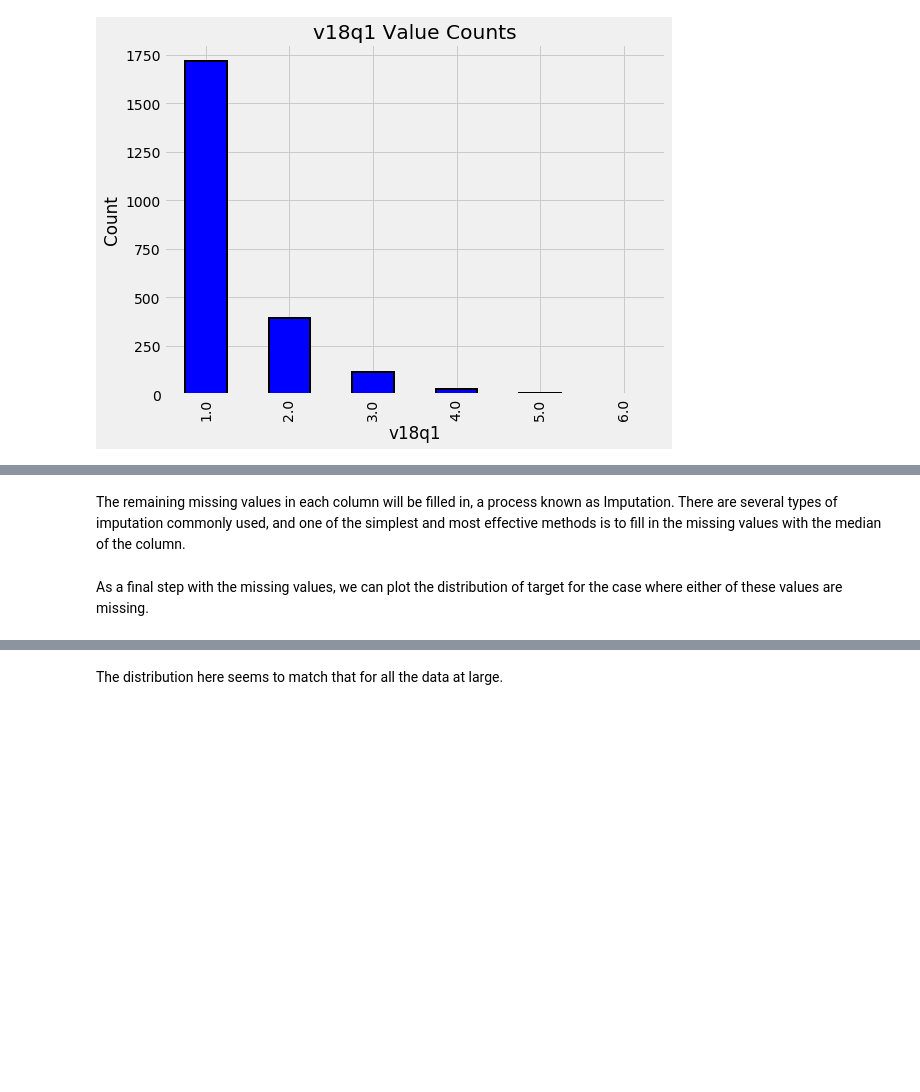
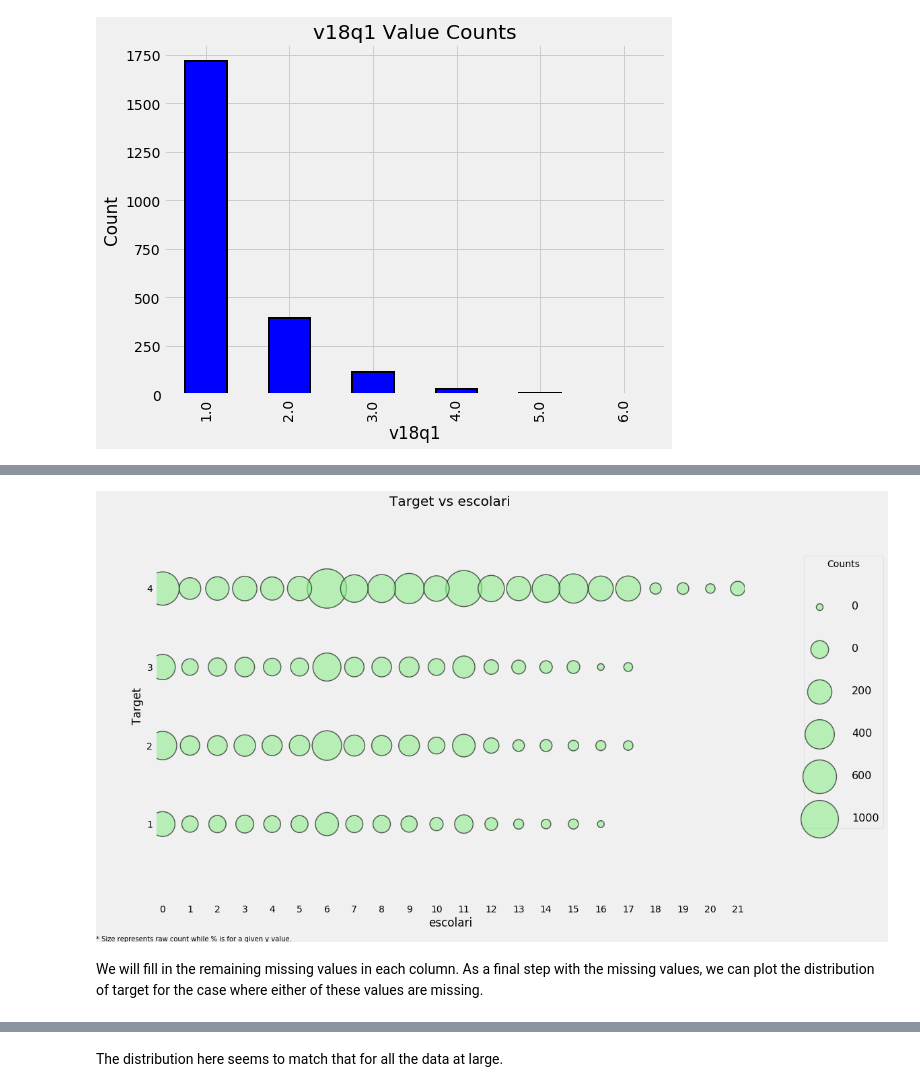
Before and after one commit to dogmatix76/Costa-Rican-Household-Poverty-Level-Prediction, a Jupyter notebook: CRHPL.ipynb, the cells around one changed output, grey strips where cells are left out. Drawn from its saved outputs; the diff is of its cells as text; code cells hidden in the pictures; blank space fills up the shorter version.

```diff
--- a/CRHPL.ipynb
+++ b/CRHPL.ipynb
@@ -562,9 +525,10 @@ The size of the markers represents the raw count. To read the plot, choose a giv
 # %%
 # Poverty vs years of schooling
-plot_categoricals('escolari', 'Target', data, annotate = False)
+categorical_plot('escolari', 'Target', data, annotate = False)
+# %% [output]
+[figure, added]
-# %% [markdown]
-The remaining missing values in each column will be filled in, a process known as Imputation. There are several types of imputation commonly used, and one of the simplest and most effective methods is to fill in the missing values with the median of the column.
 # %% [markdown]
+We will fill in the remaining missing values in each column.
 As a final step with the missing values, we can plot the distribution of target for the case where either of these values are missing.
 # %%
 plot_value_counts(data[(data['rez_esc-missing'] == 1)],
```
Also changed, not shown: parts of 26 cells of this notebook, 1 other file.
